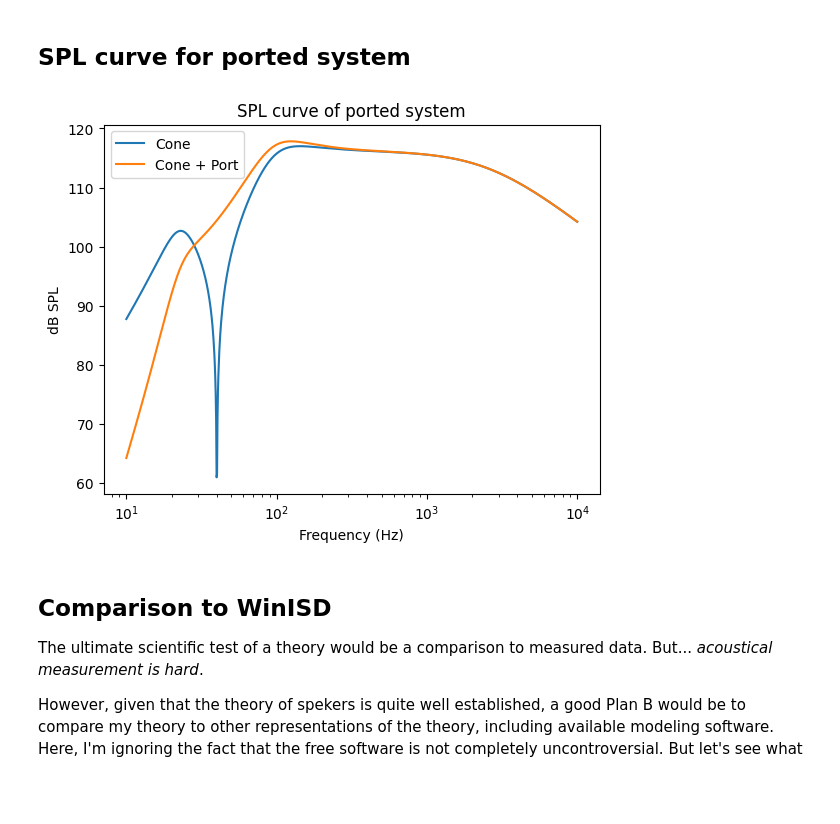
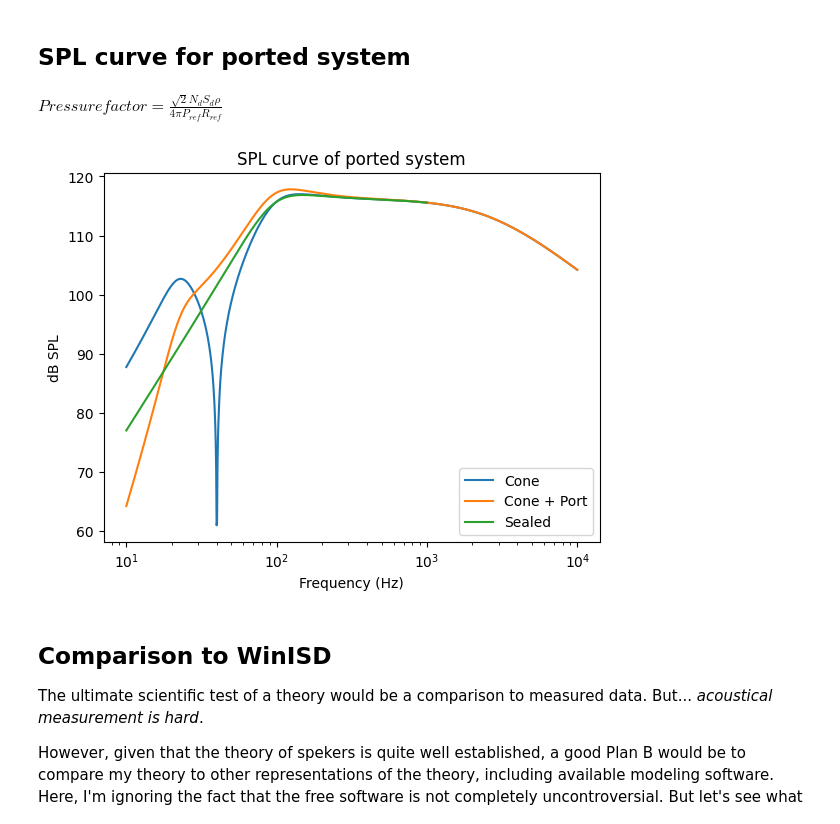
Before and after one commit to bassistTech/bassistTech.github.io, a Jupyter notebook: SpeakerTheory/speakerTheorySympy.ipynb, the cells around one changed output. Cells and saved outputs as stored; diff of their text form; code cells hidden in the pictures; blank space fills up the shorter version.

```diff
--- a/SpeakerTheory/speakerTheorySympy.ipynb
+++ b/SpeakerTheory/speakerTheorySympy.ipynb
@@ -214,8 +217,9 @@ This equation is Newton's third law, which is that the sum of the forces on the
 
 Now you can see both real and imaginary terms, with both positive and negative signs. This is what makes speaker theory complicated: What seems like it should be a simple matter of an input current producing a force on the cone, has now turned into a whole bunch of reactionary forces, "pointing in all directions" as it were, and all dependent on frequency in different ways.
 # %%
-eq1 = sp.Eq(0, F_mag + F_spring + F_damp + F_inertial)
+eq1_rhs = F_mag + F_spring + F_damp + F_inertial
 
+eq1 = sp.Eq(0, eq1_rhs)
 eq1
 # %% [output]
 $\displaystyle 0 = - \frac{i BL^{2} X \omega e^{i \omega t}}{Z_{e}} + \frac{BL V e^{i \omega t}}{Z_{e}} + M_{ms} X \omega^{2} e^{i \omega t} - i R_{ms} X \omega e^{i \omega t} - \frac{X e^{i \omega t}}{C_{ms}}$
@@ -693,3 +697,6 @@ compute the total displacement volume
 $S_d x + S_{port} x_{port}$,
 
 which produces the outgoing acoustic wavefront.
+# %%
+kappa = omega**2/(omega**2 - w_port**2)
+displayEq(r'\kappa', kappa)
@@ -715,42 +724,48 @@ if __name__ == '__main__':
 [figure]
 # %% [markdown]
 ## SPL curve for ported system
+# %%
+pressure_factor = rho*S_d*N_d/2/sp.pi/R_ref/P_ref/sp.sqrt(2)
+displayEq('Pressure factor', pressure_factor)
+# %% [output]
+$\displaystyle Pressure factor = \frac{\sqrt{2} N_{d} S_{d} \rho}{4 \pi P_{ref} R_{ref}}$
 # %%
-def sensitivity_curve_ported(em_params, ax, label, verbose = False, show_cone = False, logscale = False):
+
+def sensitivity_curve_ported(em_params, ax, label, show_cone = False, logscale = False):
+
     fa = np.logspace(1, 4, 1000)
     wa = 2*np.pi*fa
-    P_driver_ratio = omega**2*rho*S_d*N_d/2/sp.pi/R_ref*x_driver/P_ref/sp.sqrt(2)
+
+    P_driver_ratio = pressure_factor*omega**2*x_driver
     pfunc_sp = P_driver_ratio.subs(em_params)
     pfunc_np = sp.lambdify(omega, pfunc_sp, 'numpy')
     pabs = np.abs(pfunc_np(wa))
     pabs_db = 20*np.log10(pabs)
 
-    kappa = (omega**2/(omega**2 - w_port**2))
-    P_total_ratio = (omega**2*rho*S_d*N_d/2/sp.pi/R_ref*x_driver*kappa/P_ref/sp.sqrt(2)).subs(em_params)
-    if verbose:
-        if __name__ == '__main__':
-            display(P_total_ratio)
-    ptotalfunc_sp = sp.lambdify(omega, P_total_ratio, 'numpy')
+    P_total_ratio = pressure_factor*omega**2*x_driver*kappa
+    ptotalfunc_sp = P_total_ratio.subs(em_params)
+    ptotalfunc_sp = sp.lambdify(omega, ptotalfunc_sp, 'numpy')
     ptotalabs = np.abs(ptotalfunc_sp(wa))
     ptotalabs_db = 20*np.log10(ptotalabs)
     if logscale:
         ax.plot(np.log10(fa), ptotalabs_db, label = label)
         if show_cone:
             ax.plot(np.log10(fa), pabs_db, label = 'Cone')
     else:
         if show_cone:
             ax.semilogx(fa, pabs_db, label = 'Cone')
         ax.semilogx(fa, ptotalabs_db, label = label)
     ax.set_ylabel('dB SPL')
     ax.legend()
 
 if __name__ == '__main__':
     sensitivity_curve_ported(em_ported_params, plt.gca(), label = 'Cone + Port', show_cone = True)
+    sensitivity_curve(em_box_params, plt.gca(), 'Sealed')
     plt.title('SPL curve of ported system')
     plt.xlabel('Frequency (Hz)')
     plt.show()
 # %% [output]
-[figure, old version]
+[figure, new version]
 # %% [markdown]
 ## Comparison to WinISD
 
```
Also changed, not shown: parts of 9 cells of this notebook, 15 other files.
